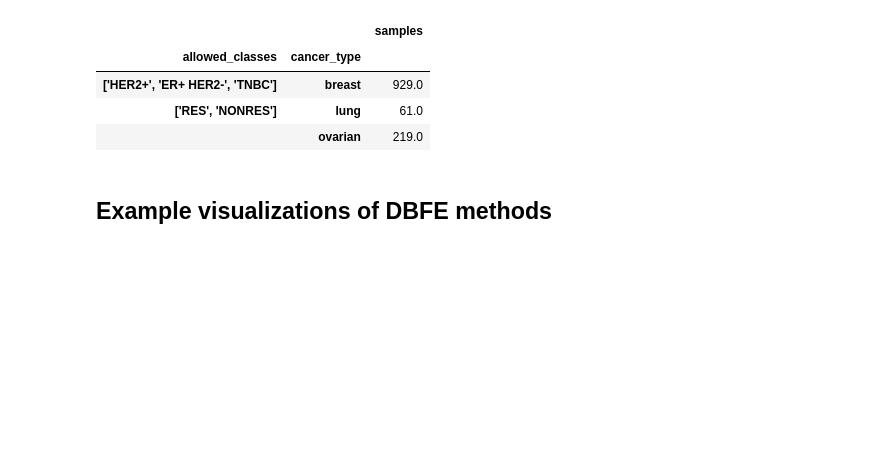
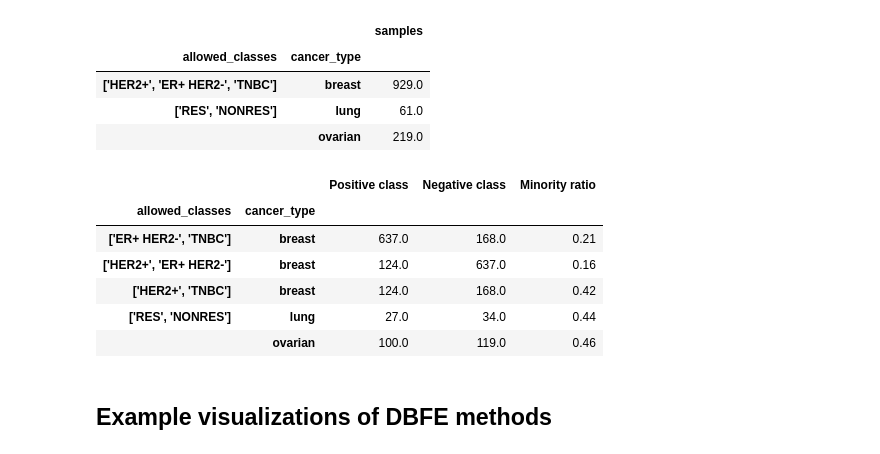
Before and after one commit to MNMdiagnostics/dbfe, a Jupyter notebook: experiments/experiments.ipynb, the cells around one changed output. Saved outputs shown, nothing was run; the diff lists cells and outputs as text; code cells hidden in the pictures; blank space fills up the shorter version.

```diff
--- a/experiments/experiments.ipynb
+++ b/experiments/experiments.ipynb
@@ -88,6 +92,32 @@ dataset_sizes.loc[:, ["allowed_classes", "cancer_type", "samples"]].groupby(["al
 | ['HER2+', 'ER+ HER2-', 'TNBC'] | breast | 929.0 |
 | ['RES', 'NONRES'] | lung | 61.0 |
 |  | ovarian | 219.0 |
+# %%
+dataset_sizes = pd.DataFrame()
+
+for cancer in CANCERS:
+    for variant in VARIANTS:
+        dataset = get_dataset(cancer[0], variant[0], variant[1], cancer[1], pos_class=cancer[1][0])
+        dataset_sizes = dataset_sizes.append({"cancer_type":cancer[0], "allowed_classes": str(cancer[1]),
+                                              "variant_group": variant[0],  "variant_type": variant[1],
+                                              "Positive class": dataset.loc[dataset.CLASS_LABEL == 1, :].shape[0],
+                                              "Negative class": dataset.loc[dataset.CLASS_LABEL == 0, :].shape[0]}, ignore_index=True)
+# %%
+class_proportions = dataset_sizes.loc[:, ["allowed_classes", "cancer_type", "Positive class", "Negative class"]].groupby(["allowed_classes", "cancer_type"]).max()
+class_proportions.loc[:, "Minority ratio"] = np.min(
+    [class_proportions.loc[:, "Positive class"] / (class_proportions.loc[:, "Positive class"] + class_proportions.loc[:, "Negative class"]),
+    class_proportions.loc[:, "Negative class"] / (class_proportions.loc[:, "Positive class"] + class_proportions.loc[:, "Negative class"])],
+    axis=0
+)
+class_proportions.round(2)
+# %% [output]
+|  |  | Positive class | Negative class | Minority ratio |
+| allowed_classes | cancer_type |  |  |  |
+| ['ER+ HER2-', 'TNBC'] | breast | 637.0 | 168.0 | 0.21 |
+| ['HER2+', 'ER+ HER2-'] | breast | 124.0 | 637.0 | 0.16 |
+| ['HER2+', 'TNBC'] | breast | 124.0 | 168.0 | 0.42 |
+| ['RES', 'NONRES'] | lung | 27.0 | 34.0 | 0.44 |
+|  | ovarian | 100.0 | 119.0 | 0.46 |
 # %% [markdown]
 ## Example visualizations of DBFE methods
 # %% [markdown]
```
Also changed, not shown: parts of 6 cells of this notebook.
